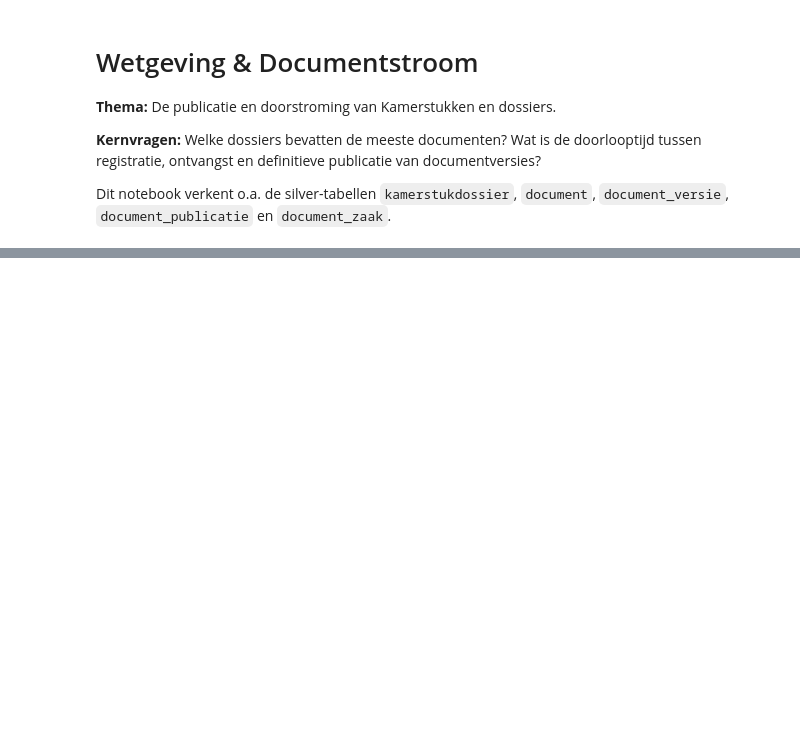
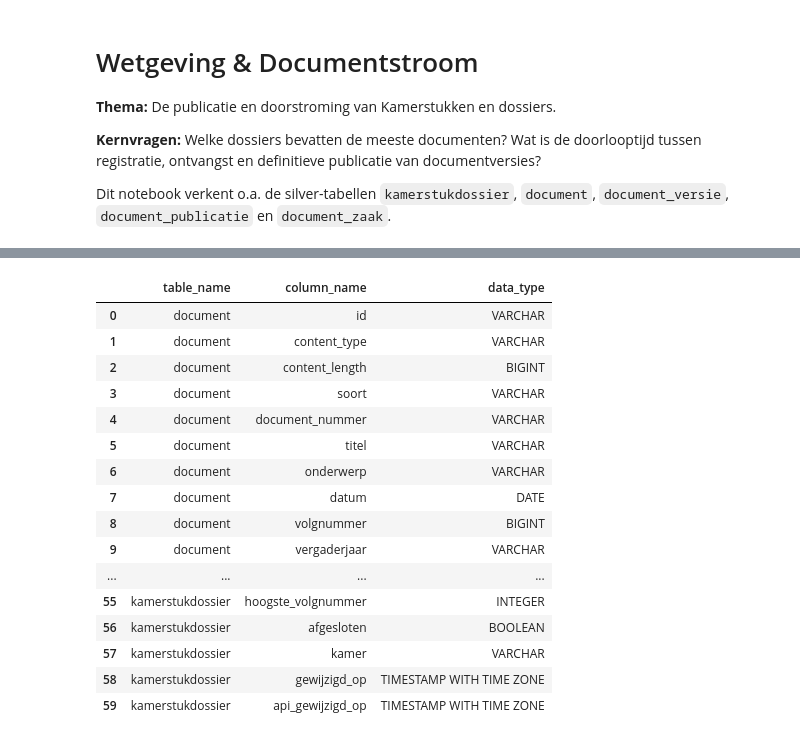
Before and after one commit to ElizeWierenga/tweedekamer-monitor, a Jupyter notebook: eda/wetgeving_documentstroom.ipynb, the cells around one changed output, grey strips where cells are left out. Drawn from its saved outputs; the diff is of its cells as text; code cells hidden in the pictures; blank space fills up the shorter version.

```diff
--- a/eda/wetgeving_documentstroom.ipynb
+++ b/eda/wetgeving_documentstroom.ipynb
@@ -35,0 +58,27 @@ database_path
+# %%
+schema = query_df("""
+  SELECT table_name, column_name, data_type
+  FROM information_schema.columns
+  WHERE table_schema = 'silver'
+    AND table_name IN ('kamerstukdossier', 'document', 'document_versie', 'document_publicatie', 'document_zaak')
+  ORDER BY table_name, ordinal_position
+""")
+schema
+# %% [output]
+|  | table_name | column_name | data_type |
+| 0 | document | id | VARCHAR |
+| 1 | document | content_type | VARCHAR |
+| 2 | document | content_length | BIGINT |
+| 3 | document | soort | VARCHAR |
+| 4 | document | document_nummer | VARCHAR |
+| 5 | document | titel | VARCHAR |
+| 6 | document | onderwerp | VARCHAR |
+| 7 | document | datum | DATE |
+| 8 | document | volgnummer | BIGINT |
+| 9 | document | vergaderjaar | VARCHAR |
+| ... | ... | ... | ... |
+| 55 | kamerstukdossier | hoogste_volgnummer | INTEGER |
+| 56 | kamerstukdossier | afgesloten | BOOLEAN |
+| 57 | kamerstukdossier | kamer | VARCHAR |
+| 58 | kamerstukdossier | gewijzigd_op | TIMESTAMP WITH TIME ZONE |
+| 59 | kamerstukdossier | api_gewijzigd_op | TIMESTAMP WITH TIME ZONE |
```
Also changed, not shown: parts of 42 cells of this notebook.
